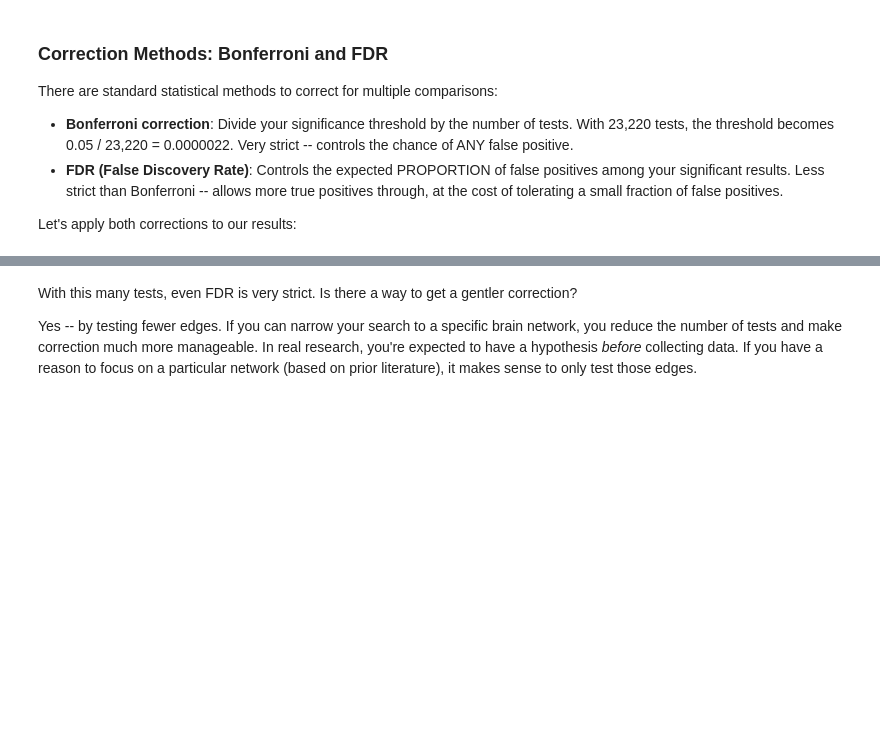
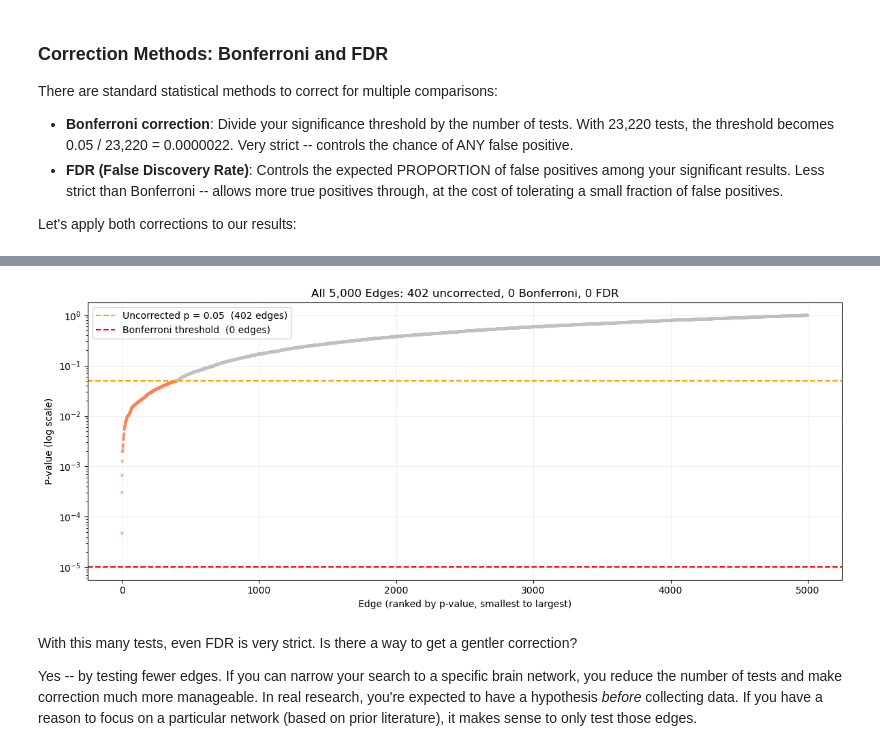
Before and after one commit to cmahlen/python-stats-demo, a Jupyter notebook: Repro_Lab_Exploratory.ipynb, the cells around one changed output, grey strips where cells are left out. Saved outputs shown, nothing was run; the diff lists cells and outputs as text; code cells hidden in the pictures; blank space fills up the shorter version.

Commit message:
split into 2 notebooks, confidence intervals, p-val plots

```diff
--- a/Repro_Lab_Exploratory.ipynb
+++ b/Repro_Lab_Exploratory.ipynb
@@ -355,3 +506,46 @@ print(f"  Surviving FDR:            {n_fdr}")
+# %%
+# Ranked p-value plot: every dot is one edge, sorted from smallest to largest p-value
+import numpy as np
+from statsmodels.stats.multitest import multipletests
+
+n_tests = len(results)
+sorted_p = np.sort(results['p'].values)
+
+# Compute thresholds
+bonferroni_threshold = 0.05 / n_tests
+_, p_fdr, _, _ = multipletests(results['p'].values, alpha=0.05, method='fdr_bh')
+n_fdr = (p_fdr < 0.05).sum()
+fdr_threshold = results['p'].values[np.where(p_fdr < 0.05)[0]].max() if n_fdr > 0 else None
+
+n_uncorrected = (sorted_p < 0.05).sum()
+n_bonf = (sorted_p < bonferroni_threshold).sum()
+
+colors = ['coral' if p < 0.05 else 'silver' for p in sorted_p]
+
+plt.figure(figsize=(12, 5))
+plt.scatter(range(n_tests), sorted_p, c=colors, s=5, alpha=0.5)
+
+plt.axhline(0.05, color='orange', linestyle='--', linewidth=1.5,
+            label=f'Uncorrected p = 0.05  ({n_uncorrected:,} edges)')
+plt.axhline(bonferroni_threshold, color='red', linestyle='--', linewidth=1.5,
+            label=f'Bonferroni threshold  ({n_bonf} edges)')
+if fdr_threshold is not None:
+    plt.axhline(fdr_threshold, color='mediumpurple', linestyle='--', linewidth=1.5,
+                label=f'FDR threshold  ({n_fdr} edges)')
+
+plt.yscale('log')
+plt.xlabel('Edge (ranked by p-value, smallest to largest)')
+plt.ylabel('P-value (log scale)')
+plt.title(
+    f'All {n_tests:,} Edges: {n_uncorrected:,} uncorrected, '
+    f'{n_bonf} Bonferroni, {n_fdr} FDR'
+)
+plt.legend()
+plt.grid(True, alpha=0.2)
+plt.tight_layout()
+plt.show()
+# %% [output]
+[figure, added]
 # %% [markdown]
 With this many tests, even FDR is very strict. Is there a way to get a gentler correction?
 
```
Also changed, not shown: parts of 42 cells of this notebook, 6 other files.
